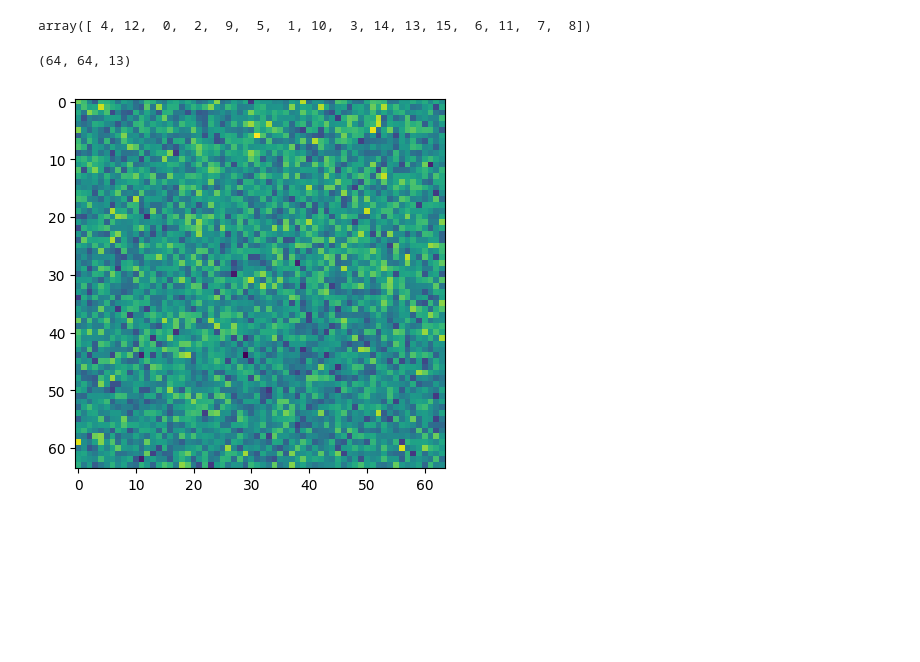
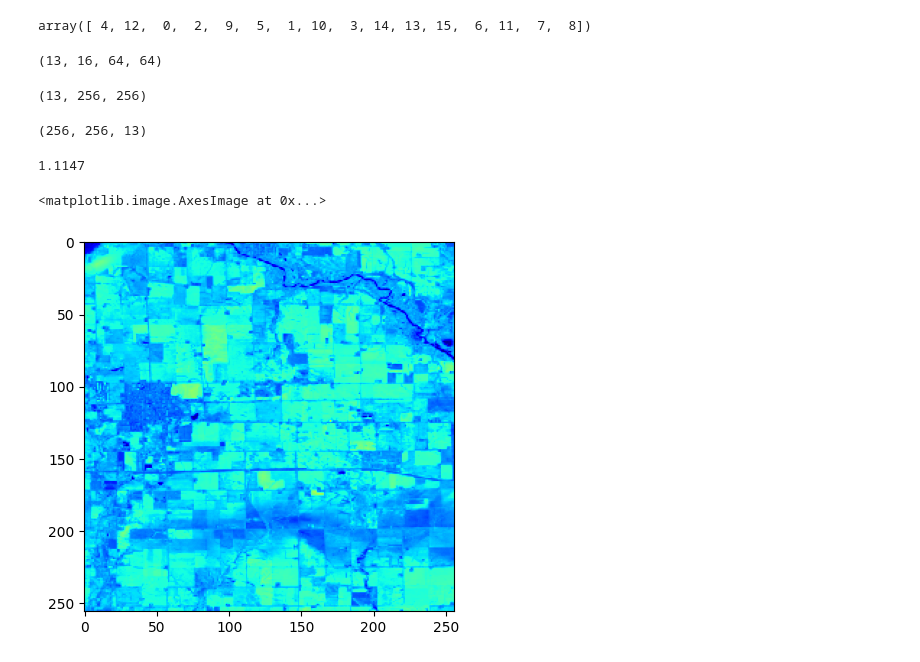
Before and after one commit to Arun-1997/Msc_Thesis, a Jupyter notebook: perturbation_analysis_incl_gradCAM.ipynb, the cells around one changed output. Saved outputs shown, nothing was run; the diff lists cells and outputs as text; code cells hidden in the pictures; blank space fills up the shorter version.

```diff
--- a/perturbation_analysis_incl_gradCAM.ipynb
+++ b/perturbation_analysis_incl_gradCAM.ipynb
@@ -392,14 +398,37 @@ gradCAM_rank
 array([ 4, 12,  0,  2,  9,  5,  1, 10,  3, 14, 13, 15,  6, 11,  7,  8])
 # %%
 for i in gradCAM_rank:
+    # print(img_split_swap[i].shape)
     img_split_swap_image = reshape_as_image(img_split_swap[i])
     img_split_swap_image = noisy("gauss",img_split_swap_image)
-    print(img_split_swap_image.shape)
-    plt.imshow(img_split_swap_image[:,:,8])
+    img_split_swap[i] = reshape_as_raster(img_split_swap_image)
+    # plt.imshow(img_split_swap_image[:,:,8])
     break
-# %% [output]
-(64, 64, 13)
-[figure, removed]
+# %%
+img_split = img_split_swap.swapaxes(0,1)
+img_split.shape
+# %% [output]
+(13, 16, 64, 64)
 # %%
-img_reshaped = unblockshaped(img_split[0],256,256)
+img_array = []
+for i in img_split:
+    img_reshaped = unblockshaped(i,256,256)
+    img_array.append(img_reshaped)
+img_array = np.array(img_array)
+print(img_array.shape)
+# %% [output]
+(13, 256, 256)
+# %%
+img.shape
+# %% [output]
+(256, 256, 13)
+# %%
+img.max()
+# %% [output]
+1.1147
+# %%
+plt.imshow(img[:,:,7],cmap="jet",vmin=0,vmax=1.147)
+# %% [output]
+<matplotlib.image.AxesImage at 0x...>
+[figure, added]
 # %%
```
Also changed, not shown: parts of 2 cells of this notebook, 1 other file.
